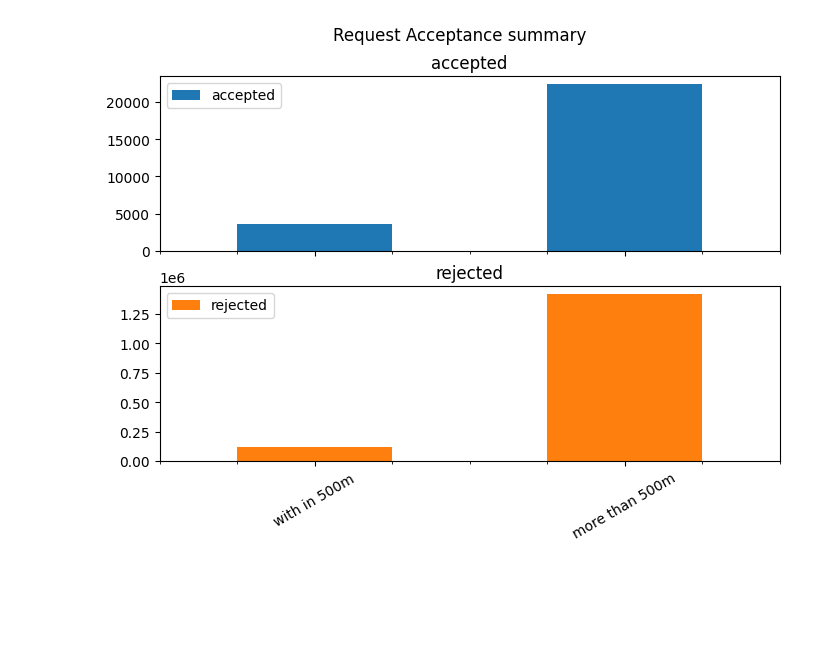
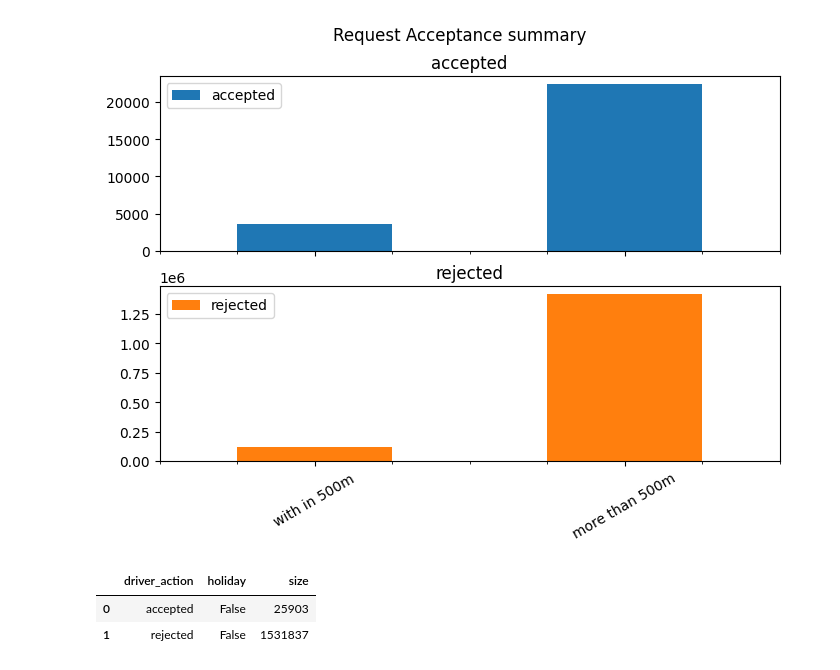
Before and after one commit to Nathnael12/Causal-Inference, a Jupyter notebook: notebooks/delivery_request_EDA.ipynb, the cells around one changed output. Cells and saved outputs as stored; diff of their text form; code cells hidden in the pictures; blank space fills up the shorter version.

```diff
--- a/notebooks/delivery_request_EDA.ipynb
+++ b/notebooks/delivery_request_EDA.ipynb
@@ -159,0 +180,6 @@ merged_df.to_csv("../data/merged_df.csv",index=False)
+# %%
+merged_df.groupby(["driver_action","holiday"],as_index=False).size()#agg({"driver_action":"count","holiday":"count"})
+# %% [output]
+|  | driver_action | holiday | size |
+| 0 | accepted | False | 25903 |
+| 1 | rejected | False | 1531837 |
```
Also changed, not shown: parts of 5 cells of this notebook, 1 other file.
